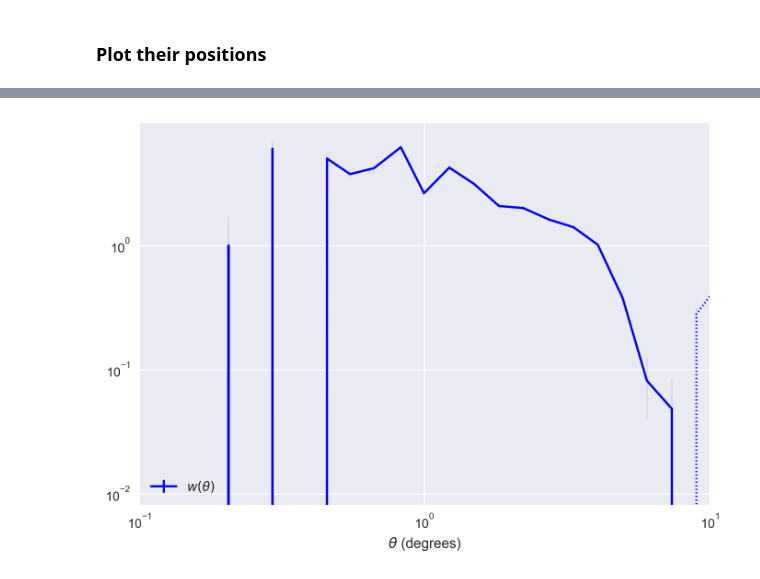
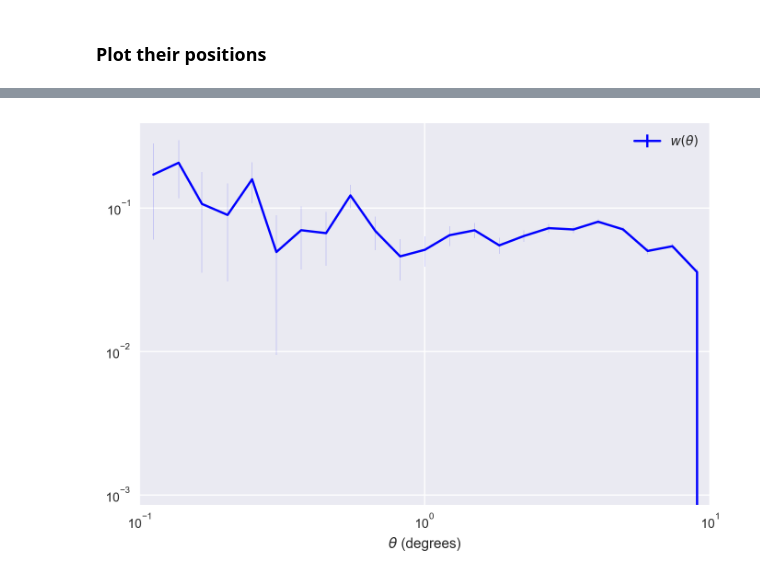
Before and after one commit to dtanoglidis/UDGs, a Jupyter notebook: Classification_around_Fornax.ipynb, the cells around one changed output, grey strips where cells are left out. Cells and saved outputs as stored; diff of their text form; code cells hidden in the pictures.

```diff
--- a/Classification_around_Fornax.ipynb
+++ b/Classification_around_Fornax.ipynb
@@ -283,19 +292,20 @@ Warning: Some bins for the randoms had no pairs.
 # %%
+xi, varxi_1 = dd_1.calculateXi(rr_1)
 r = numpy.exp(dd_1.meanlogr)
 sig = numpy.sqrt(varxi_1)
 
 plt.plot(r, xi, color='blue')
 plt.plot(r, -xi, color='blue', ls=':')
 plt.errorbar(r[xi>0], xi[xi>0], yerr=sig[xi>0], color='blue', lw=0.1, ls='')
 plt.errorbar(r[xi<0], -xi[xi<0], yerr=sig[xi<0], color='blue', lw=0.1, ls='')
 leg = plt.errorbar(-r, xi, yerr=sig, color='blue')
 
 plt.xscale('log')
 plt.yscale('log', nonposy='clip')
 plt.xlabel(r'$\theta$ (degrees)')
 
-plt.legend([leg], [r'$w(\theta)$'], loc='lower left')
+plt.legend([leg], [r'$w(\theta)$'], loc='upper right')
 plt.xlim([0.1,10])
 plt.show()
 # %% [output]
-[figure, old version]
+[figure, new version]
```
Also changed, not shown: parts of 31 cells of this notebook.
